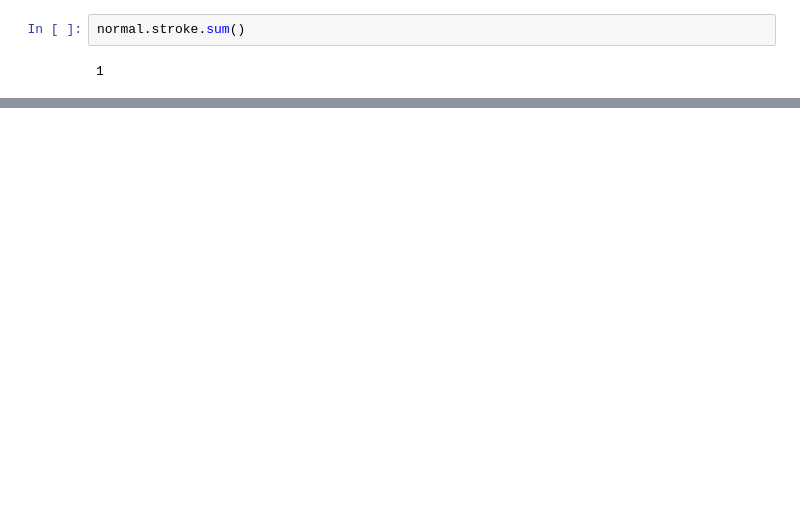
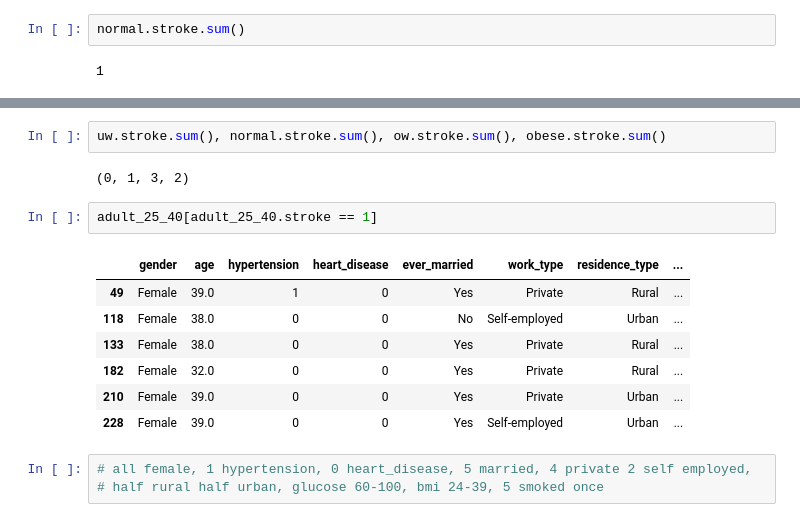
Before and after one commit to stroke-predictors/germain-capstone-stoke-prediction, a Jupyter notebook: eli_scratch.ipynb, the cells around one changed output, grey strips where cells are left out. Saved outputs shown, nothing was run; the diff lists cells and outputs as text; blank space fills up the shorter version.

```diff
--- a/eli_scratch.ipynb
+++ b/eli_scratch.ipynb
@@ -157,0 +194,17 @@ normal.stroke.sum()
+# %%
+uw.stroke.sum(), normal.stroke.sum(), ow.stroke.sum(), obese.stroke.sum()
+# %% [output]
+(0, 1, 3, 2)
+# %%
+adult_25_40[adult_25_40.stroke == 1]
+# %% [output]
+|  | gender | age | hypertension | heart_disease | ever_married | work_type | residence_type | ... |
+| 49 | Female | 39.0 | 1 | 0 | Yes | Private | Rural | ... |
+| 118 | Female | 38.0 | 0 | 0 | No | Self-employed | Urban | ... |
+| 133 | Female | 38.0 | 0 | 0 | Yes | Private | Rural | ... |
+| 182 | Female | 32.0 | 0 | 0 | Yes | Private | Rural | ... |
+| 210 | Female | 39.0 | 0 | 0 | Yes | Private | Urban | ... |
+| 228 | Female | 39.0 | 0 | 0 | Yes | Self-employed | Urban | ... |
+# %%
+# all female, 1 hypertension, 0 heart_disease, 5 married, 4 private 2 self employed,
+# half rural half urban, glucose 60-100, bmi 24-39, 5 smoked once
```
Also changed, not shown: parts of 3 cells of this notebook.
